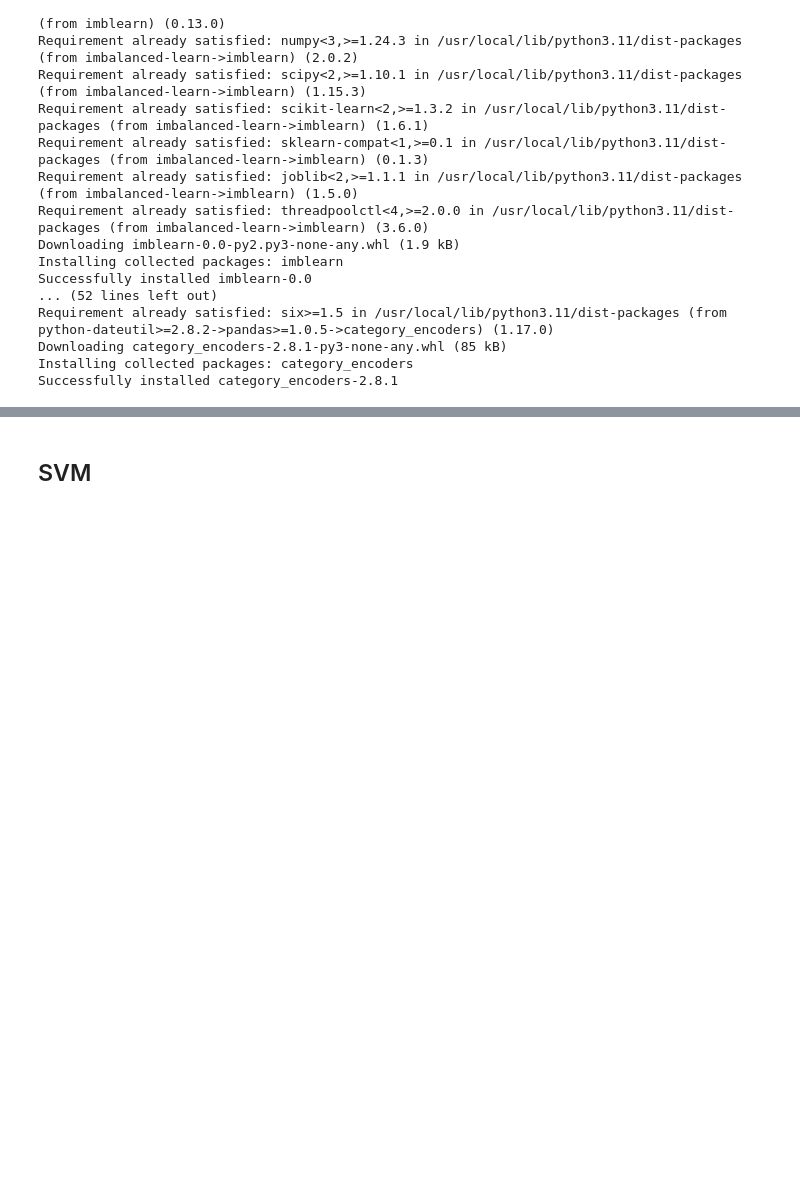
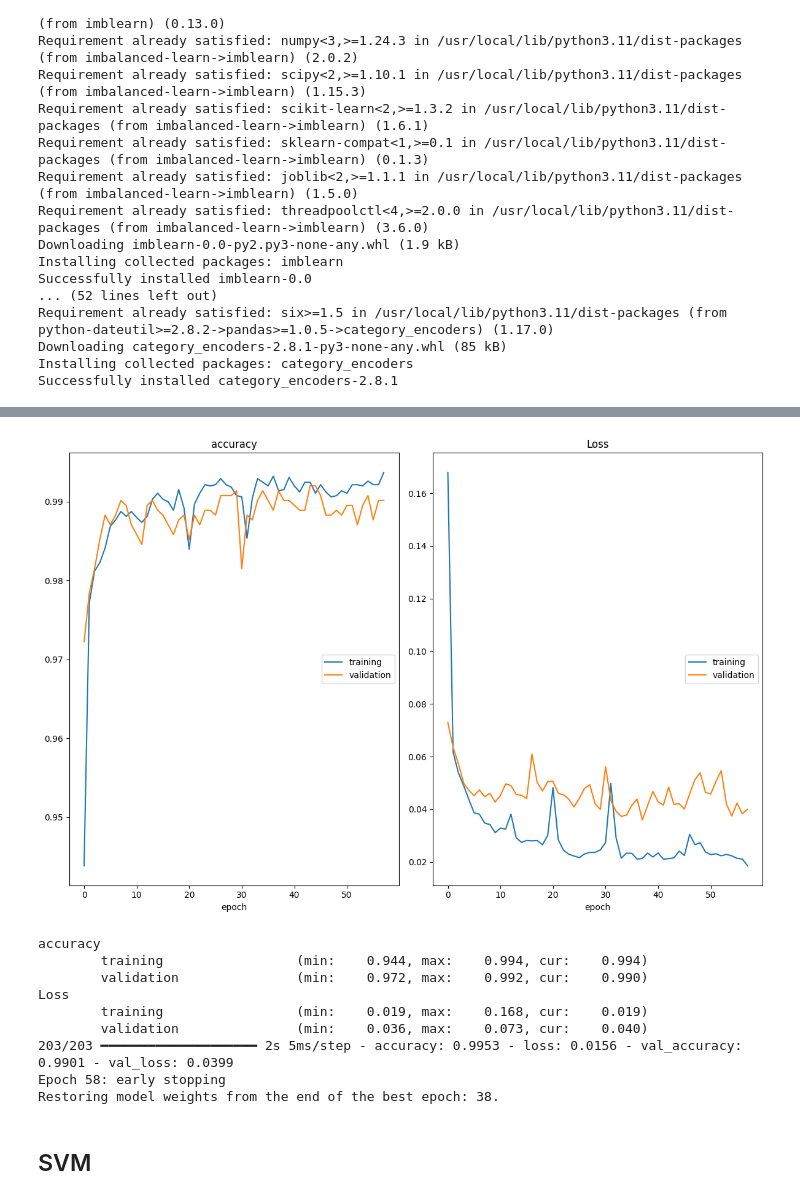
Before and after one commit to valentinedum/room_occupancy_estimation, a Jupyter notebook: notebooks/exploration.ipynb, the cells around one changed output, grey strips where cells are left out. Saved outputs shown, nothing was run; the diff lists cells and outputs as text; code cells hidden in the pictures; blank space fills up the shorter version.

```diff
--- a/notebooks/exploration.ipynb
+++ b/notebooks/exploration.ipynb
@@ -614,0 +753,6 @@ Successfully installed category_encoders-2.8.1
+# %%
+y_train_cat = to_categorical(y_train)
+y_test_cat = to_categorical(y_test)
+# %%
+model = make_sequential_model(sample_size=X_train.shape[1],
+    layer_sizes=[32, 16, 4])
@@ -614,0 +775,9 @@ Successfully installed category_encoders-2.8.1
+# %%
+def enforce_reproducibility(seed):
+  keras.backend.clear_session()
+
+  # To know more:
+  #       https://machinelearningmastery.com/reproducible-results-neural-networks-keras/
+  random.seed(seed)
+  np.random.seed(random.randint(0,300000))
+  tf.random.set_seed(random.randint(0,300000))
@@ -615,3 +879,22 @@ Successfully installed category_encoders-2.8.1
+# %%
+history = train_model(
+    model=model,
+    nn_file="room_occupancy_nn.keras",
+    X_tr=X_train,
+    y_tr=y_train_cat,
+    seed=42, max_epochs=100
+)
+# %% [output]
+[figure, added]
+accuracy
+        training                 (min:    0.944, max:    0.994, cur:    0.994)
+        validation               (min:    0.972, max:    0.992, cur:    0.990)
+Loss
+        training                 (min:    0.019, max:    0.168, cur:    0.019)
+        validation               (min:    0.036, max:    0.073, cur:    0.040)
+203/203 ━━━━━━━━━━━━━━━━━━━━ 2s 5ms/step - accuracy: 0.9953 - loss: 0.0156 - val_accuracy: 0.9901 - val_loss: 0.0399
+Epoch 58: early stopping
+Restoring model weights from the end of the best epoch: 38.
 # %% [markdown]
 ## SVM
 # %%
```
Also changed, not shown: parts of 7 cells of this notebook.
